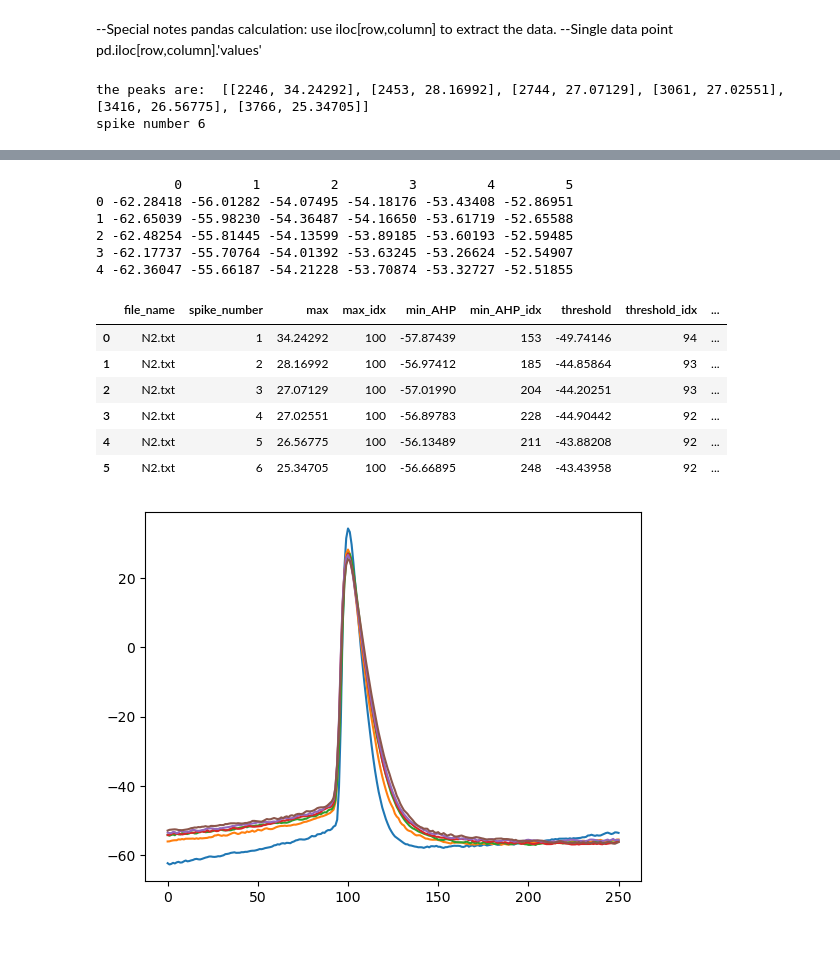
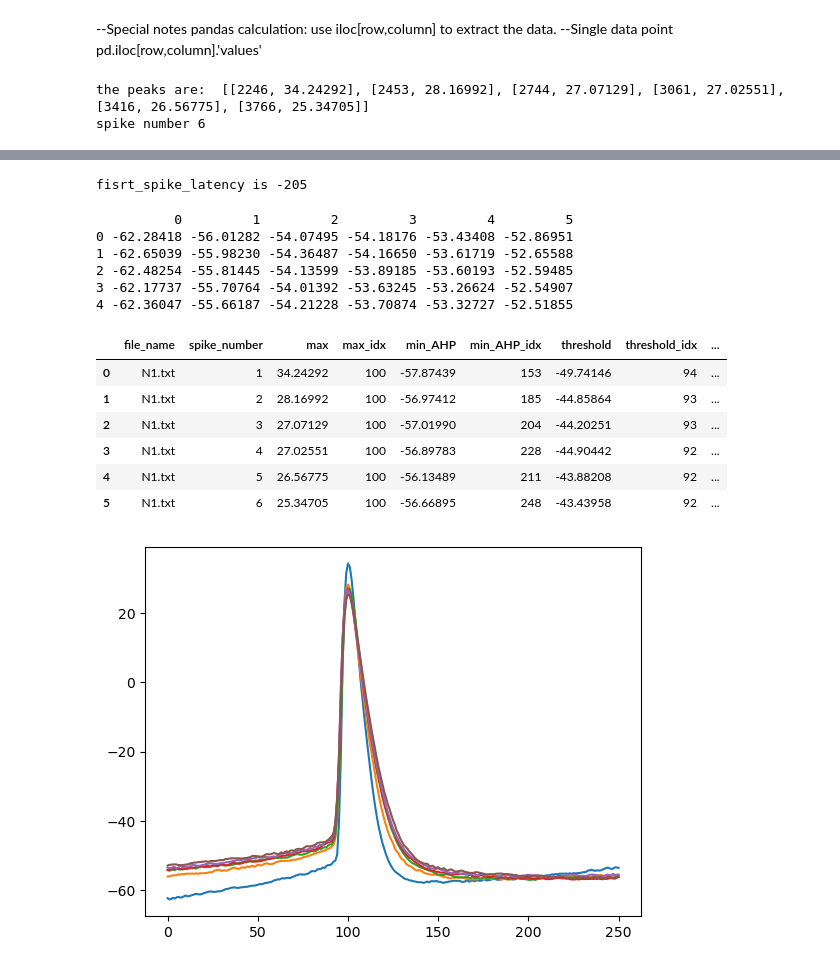
Before and after one commit to AlanYWu/Pioneer_spike-train-analysis, a Jupyter notebook: data processing_class_Update.ipynb, the cells around one changed output, grey strips where cells are left out. Cells and saved outputs as stored; diff of their text form; code cells hidden in the pictures.

Commit message:
Add find_ first_spike_latency

```diff
--- a/data processing_class_Update.ipynb
+++ b/data processing_class_Update.ipynb
@@ -27,8 +27,8 @@ class Data_Class:
         self.titles = ["current/pA","voltage/mV"]
         self.x_label = "t/ ms"
         self.data=[]
-        self.current = []
-        self.voltage = [] #stored in python list 1xN
+        self.current = pd.DataFrame()
+        self.voltage = pd.DataFrame() #stored in python list 1xN
 
         self.max_voltage = []
 
@@ -69,6 +69,7 @@ class Data_Class:
         print("spike number",self.spike_number)
         self.plot_combined_spike_and_peak()
         self.plot_action_potential()
+        print("fisrt_spike_latency is",self.find_first_spike_latency())
 
         def find_features_in_single_spike():
             if self.spike_number == 0:
@@ -203,6 +204,21 @@ class Data_Class:
         data = self.spike_train.loc[:,str(spike_number)]
         return data
 
+    def find_first_spike_latency(self):
+        if self.current.empty or self.max_voltage==[]:
+            self.find_other_maximum_points()
+            self.voltage_cleaning()
+
+        def find_voltage_max(self,current=100,error = 0.01):
+            current_range = current-current*error
+            for i in range(len(self.current)):
+                if all(self.current.loc[i,:]>current_range):
+                    break
+            return i
+        peak_idx = self.max_voltage[0][0]
+        current_idx = find_voltage_max(self)
+        fisrt_spike_latency = current_idx-peak_idx
+        return fisrt_spike_latency
 
 class Spike_Processing:
 
@@ -301,25 +317,26 @@ class Spike_Processing:
             self.features["ISI"]=[ISI]
         return ISI
 # %%
-N1 = Data_Class("N2.txt")
+N1 = Data_Class("N1.txt")
 N1.main()
 print(N1.spike_train.head())
 N1.spike_features
 # %% [output]
 the peaks are:  [[2246, 34.24292], [2453, 28.16992], [2744, 27.07129], [3061, 27.02551], [3416, 26.56775], [3766, 25.34705]]
 spike number 6
 [figure]
-          0         1         2         3         4         5
-0 -62.28418 -56.01282 -54.07495 -54.18176 -53.43408 -52.86951
-1 -62.65039 -55.98230 -54.36487 -54.16650 -53.61719 -52.65588
-2 -62.48254 -55.81445 -54.13599 -53.89185 -53.60193 -52.59485
-3 -62.17737 -55.70764 -54.01392 -53.63245 -53.26624 -52.54907
-4 -62.36047 -55.66187 -54.21228 -53.70874 -53.32727 -52.51855
+fisrt_spike_latency is -205
+          0         1         2         3         4         5
+0 -62.28418 -56.01282 -54.07495 -54.18176 -53.43408 -52.86951
+1 -62.65039 -55.98230 -54.36487 -54.16650 -53.61719 -52.65588
+2 -62.48254 -55.81445 -54.13599 -53.89185 -53.60193 -52.59485
+3 -62.17737 -55.70764 -54.01392 -53.63245 -53.26624 -52.54907
+4 -62.36047 -55.66187 -54.21228 -53.70874 -53.32727 -52.51855
 |  | file_name | spike_number | max | max_idx | min_AHP | min_AHP_idx | threshold | threshold_idx | ... |
-| 0 | N2.txt | 1 | 34.24292 | 100 | -57.87439 | 153 | -49.74146 | 94 | ... |
-| 1 | N2.txt | 2 | 28.16992 | 100 | -56.97412 | 185 | -44.85864 | 93 | ... |
-| 2 | N2.txt | 3 | 27.07129 | 100 | -57.01990 | 204 | -44.20251 | 93 | ... |
-| 3 | N2.txt | 4 | 27.02551 | 100 | -56.89783 | 228 | -44.90442 | 92 | ... |
-| 4 | N2.txt | 5 | 26.56775 | 100 | -56.13489 | 211 | -43.88208 | 92 | ... |
-| 5 | N2.txt | 6 | 25.34705 | 100 | -56.66895 | 248 | -43.43958 | 92 | ... |
+| 0 | N1.txt | 1 | 34.24292 | 100 | -57.87439 | 153 | -49.74146 | 94 | ... |
+| 1 | N1.txt | 2 | 28.16992 | 100 | -56.97412 | 185 | -44.85864 | 93 | ... |
+| 2 | N1.txt | 3 | 27.07129 | 100 | -57.01990 | 204 | -44.20251 | 93 | ... |
+| 3 | N1.txt | 4 | 27.02551 | 100 | -56.89783 | 228 | -44.90442 | 92 | ... |
+| 4 | N1.txt | 5 | 26.56775 | 100 | -56.13489 | 211 | -43.88208 | 92 | ... |
+| 5 | N1.txt | 6 | 25.34705 | 100 | -56.66895 | 248 | -43.43958 | 92 | ... |
 [figure]
```
Also changed, not shown: parts of 1 cell of this notebook.
